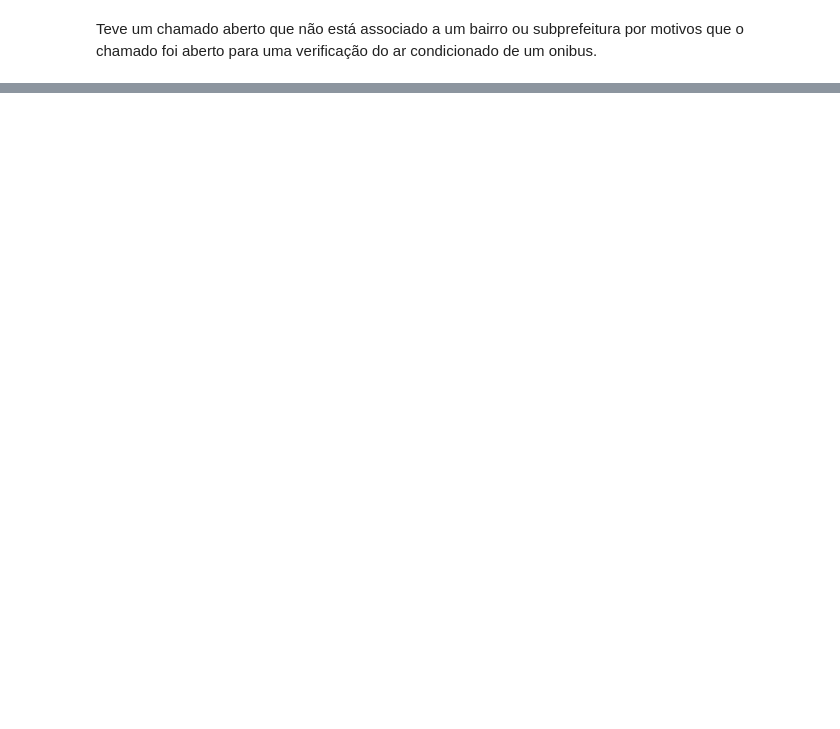
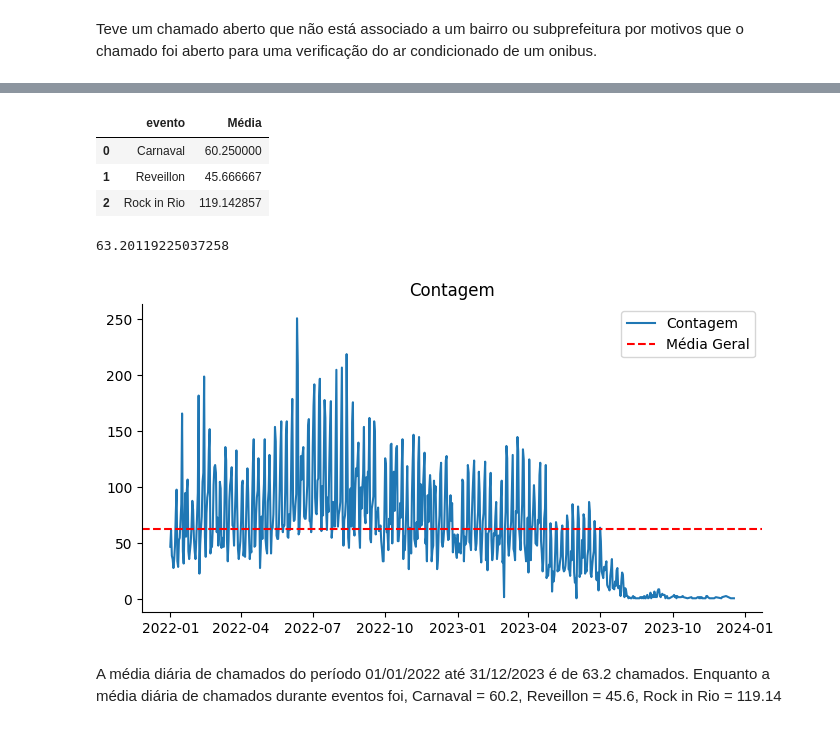
Before and after one commit to ThiagoPyC/emd-desafio-junior-data-scientist, a Jupyter notebook: analise_python.ipynb, the cells around one changed output, grey strips where cells are left out. Drawn from its saved outputs; the diff is of its cells as text; code cells hidden in the pictures; blank space fills up the shorter version.

```diff
--- a/analise_python.ipynb
+++ b/analise_python.ipynb
@@ -194,0 +226,3 @@ df_chamado1746.loc[df_join['tipo'] == "Ônibus"]
+# %%
+query_pertubacao = "SELECT * FROM `datario.administracao_servicos_publicos.chamado_1746` WHERE data_inicio BETWEEN '2022-01-01 00:00:00' AND '2023-12-31 23:59:59' AND subtipo = 'Perturbação do sossego'"
+df_pertubacao = bd.read_sql(query_pertubacao, billing_project_id="emd-projeto")
@@ -194,0 +308,30 @@ df_chamado1746.loc[df_join['tipo'] == "Ônibus"]
+# %%
+media_eventos
+# %% [output]
+|  | evento | Média |
+| 0 | Carnaval | 60.250000 |
+| 1 | Reveillon | 45.666667 |
+| 2 | Rock in Rio | 119.142857 |
+# %%
+df_pertubacao['data_inicio'] = df_pertubacao['data_inicio'].dt.date
+media_periodo = df_pertubacao.groupby(['data_inicio', 'subtipo']).size().reset_index(name='Contagem')
+# %%
+media_total = media_periodo['Contagem'].mean()
+media_total
+# %% [output]
+63.20119225037258
+# %%
+plt.figure(figsize=(8, 4))
+plt.plot(media_periodo['data_inicio'], media_periodo['Contagem'], label='Contagem')
+plt.axhline(y=media_total, color='r', linestyle='--', label='Média Geral')
+plt.gca().spines[['top', 'right']].set_visible(False)
+plt.legend()
+plt.title('Contagem')
+plt.show()
+# %% [output]
+[figure, added]
+# %% [markdown]
+A média diária de chamados do período 01/01/2022 até 31/12/2023 é de 63.2 chamados. Enquanto a média diária de chamados durante eventos foi,
+Carnaval = 60.2,
+Reveillon	= 45.6,
+Rock in Rio	= 119.14
```
Also changed, not shown: parts of 33 cells of this notebook.
